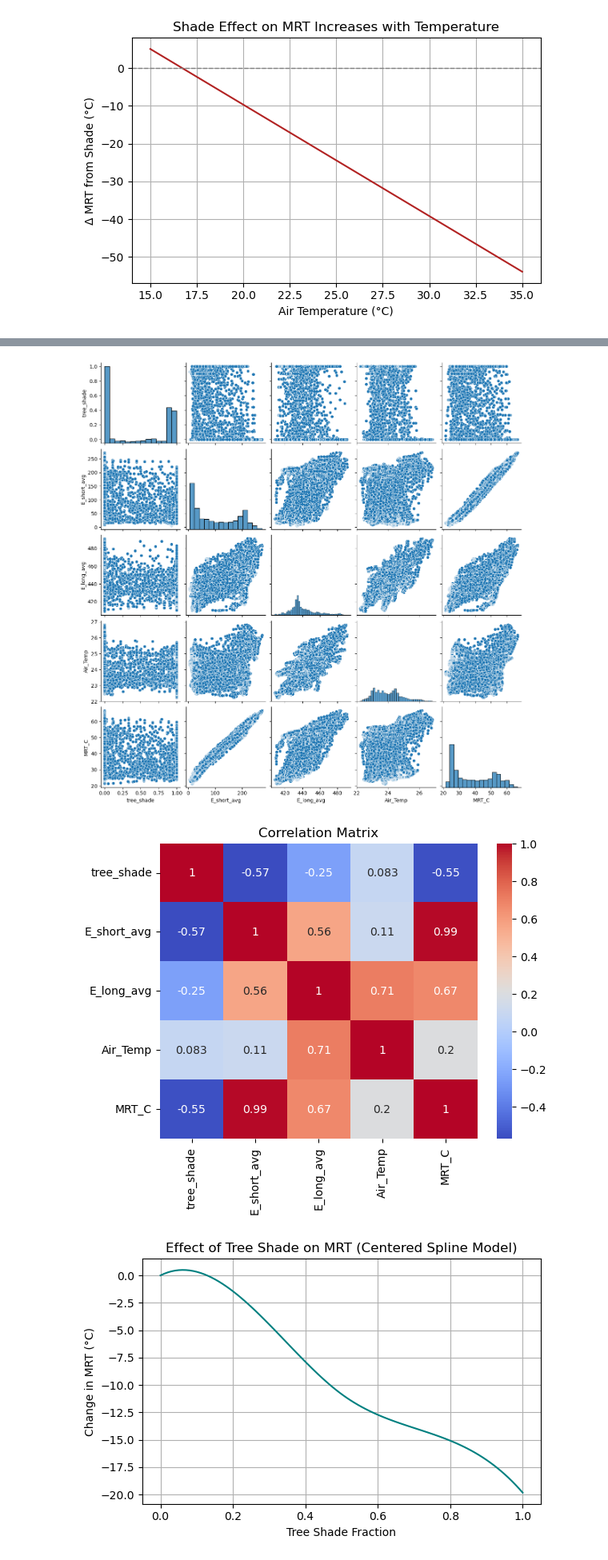
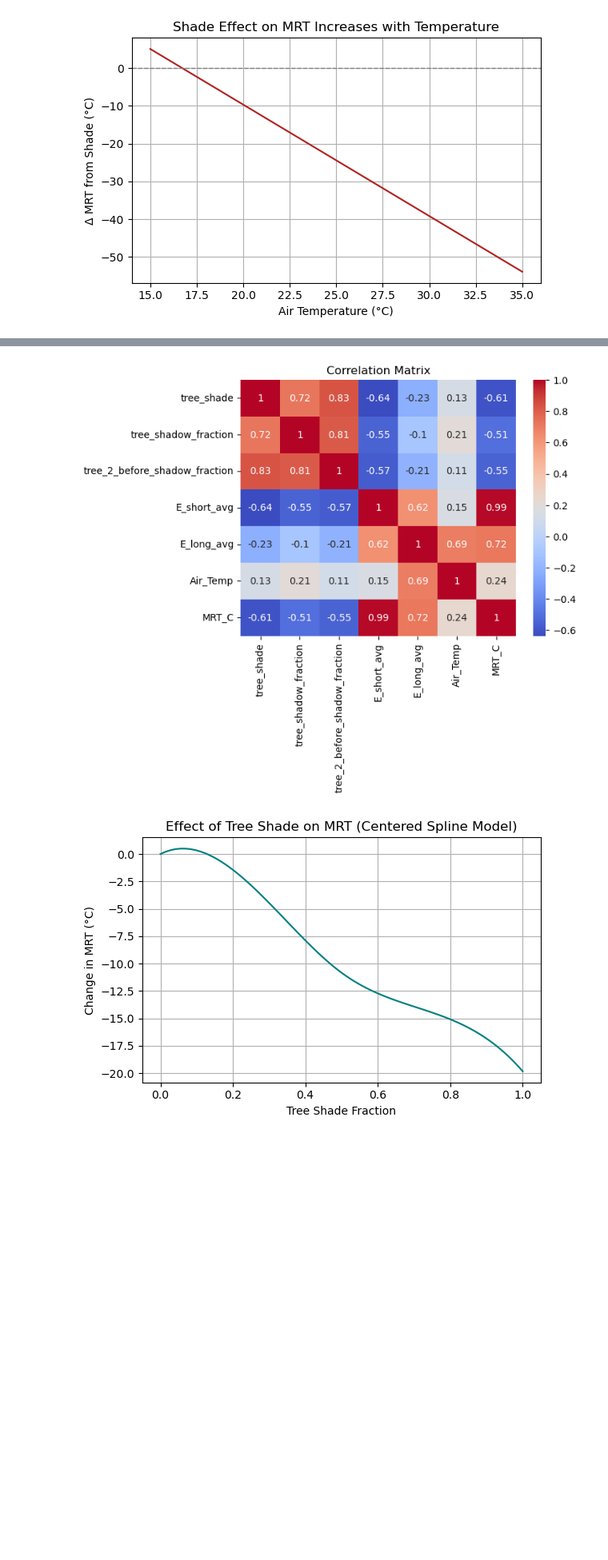
Before and after one commit to lukasbeuster/throwing_shade, a Jupyter notebook: code/climate_bike_exploration.ipynb, the cells around one changed output, grey strips where cells are left out. Shown at 80% size. Drawn from its saved outputs; the diff is of its cells as text; code cells hidden in the pictures; blank space fills up the shorter version.

Commit message:
Clean up, one script set up (excluding large file)

```diff
--- a/code/climate_bike_exploration.ipynb
+++ b/code/climate_bike_exploration.ipynb
@@ -7,7 +7,7 @@ import numpy as np
 # -------------------------------
 # 1. Load the dataset
 # -------------------------------
-datafile = "../code/results/output/e6a08fb8/climatebike_cleaned_shaded_15min_corrected.geojson"
+datafile = "../code/results/output/e6a08fb8/climatebike_cleaned_shaded_15min_corrected_buffer1.geojson"
 df = gpd.read_file(datafile)
 
 # -------------------------------
@@ -314,0 +306,3 @@ df['TIMESTAMP'] = pd.to_datetime(df['TIMESTAMP'])
+# %%
+df['E_short_total'] = df[['E_short_' + d for d in directions]].sum(axis=1)
+df['E_long_total'] = df[['E_long_' + d for d in directions]].sum(axis=1)
@@ -315,4 +312,2 @@ df['TIMESTAMP'] = pd.to_datetime(df['TIMESTAMP'])
 # %%
 df_shade_MRT_airtemp_aug = df[df['TIMESTAMP'].dt.month == 8]
-# %%
-df_shade_MRT_airtemp_aug['shade_temp_interaction'] = df_shade_MRT_airtemp_aug['tree_shadow_fraction'] * df_shade_MRT_airtemp_aug['Air_Temp']
@@ -340,0 +1115,13 @@ Index(['RECORD', 'GPSData', 'Air_Temp', 'humidity', 'Qs_in', 'Qs_out',
+# %%
+from pythermalcomfort.models import utci
+
+# Apply the UTCI function row-wise
+df['UTCI'] = df.apply(lambda row: utci(
+    tdb=row['Air_Temp'],
+    tr=row['MRT_C'],
+    v=row['WS_ms'],        # or WS_10m if you corrected it
+    rh=row['humidity']
+)['utci'], axis=1)
+
+# Preview results
+print(df[['Air_Temp', 'MRT_C', 'WS_ms', 'humidity', 'UTCI']].head())
@@ -487,16 +1573,15 @@ Notes:
 [1] Standard Errors assume that the covariance matrix of the errors is correctly specified.
 # %%
 # Pairplot of key variables
-sns.pairplot(df[['tree_shade', 'E_short_avg', 'E_long_avg', 'Air_Temp', 'MRT_C']])
-plt.show()
+# sns.pairplot(df[['tree_shade', 'tree_shadow_fraction', 'tree_2_before_shadow_fraction', 'E_short_avg', 'E_long_avg', 'Air_Temp', 'MRT_C']])
+# plt.show()
 
 # Correlation matrix
-sns.heatmap(df[['tree_shade', 'E_short_avg', 'E_long_avg', 'Air_Temp', 'MRT_C']].corr(), annot=True, cmap='coolwarm')
+sns.heatmap(df[['tree_shade', 'tree_shadow_fraction', 'tree_2_before_shadow_fraction', 'E_short_avg', 'E_long_avg', 'Air_Temp', 'MRT_C']].corr(), annot=True, cmap='coolwarm')
 plt.title('Correlation Matrix')
 plt.show()
 # %% [output]
-[figure, old version]
+[figure, new version]
-[figure, removed]
 # %%
 import matplotlib.pyplot as plt
 import numpy as np
```
Also changed, not shown: parts of 81 cells of this notebook, 7 other files.
